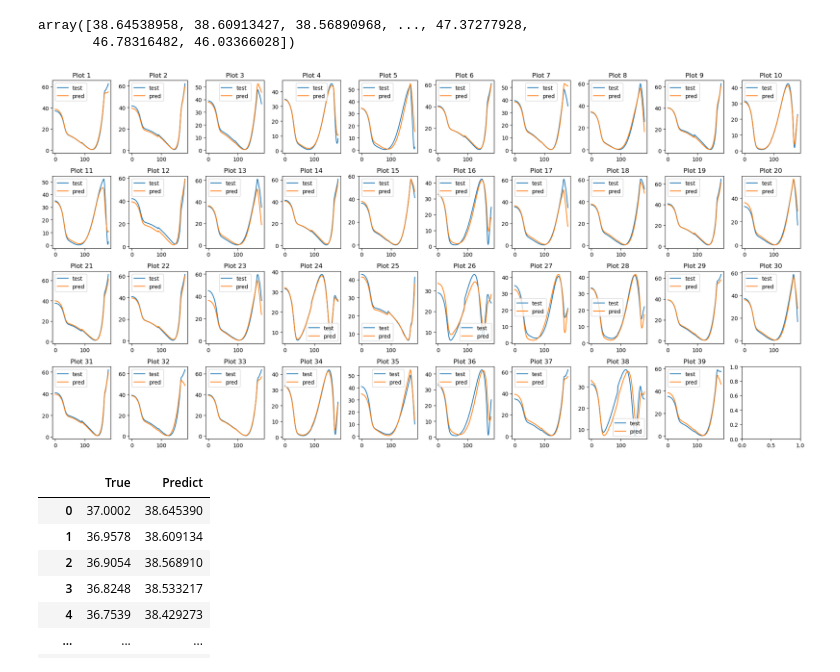
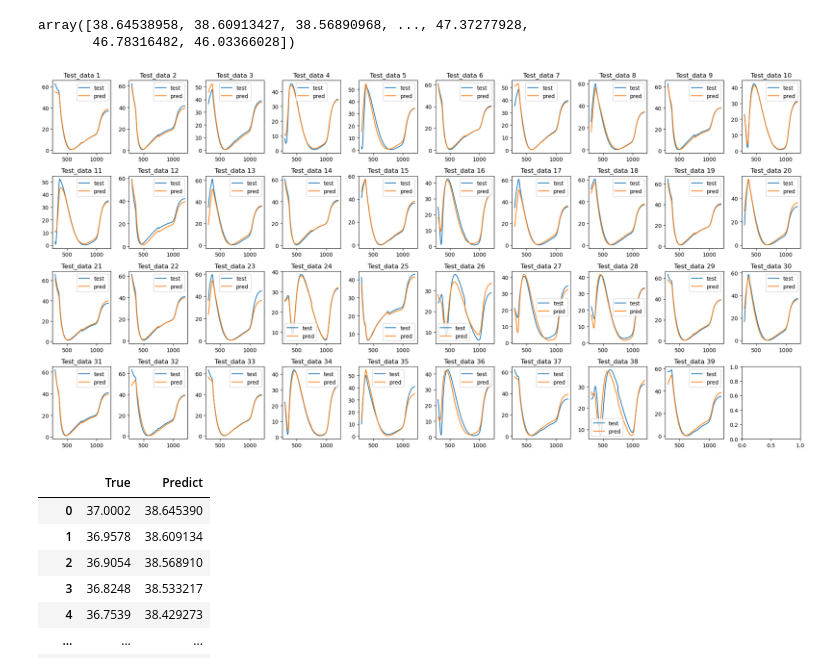
Before and after one commit to umkiyoung/Solar, a Jupyter notebook: Weighted_Average_Reflectance_of_Solar_Cells/Prototype_2_2/Wavelength_Reflectance.ipynb, the cells around one changed output. Cells and saved outputs as stored; diff of their text form; code cells hidden in the pictures.

```diff
--- a/Weighted_Average_Reflectance_of_Solar_Cells/Prototype_2_2/Wavelength_Reflectance.ipynb
+++ b/Weighted_Average_Reflectance_of_Solar_Cells/Prototype_2_2/Wavelength_Reflectance.ipynb
@@ -139,15 +139,30 @@ len(X_test)/len(wavelength_reflectance.columns)
 # %% [output]
 39.0
 # %%
+import matplotlib.pyplot as plt
+import numpy as np
+import pandas as pd
+
+# Assuming you have already loaded your data
+# wavelength_reflectance_data = pd.read_csv("Wavelength_Reflectance.csv")
+# y_test = ... (your test data)
+
+# Using y_test values as dummy y_pred values for demonstration
+
+# Extracting wavelength values for x-axis
+wavelengths = wavelength_reflectance.columns.astype(float).values
+
+# Plotting the graphs using the wavelengths as the x-axis
 fig, axs = plt.subplots(4, 10, figsize=(20, 10))
 
-# Plotting the first set of data
-for i in range(39):
-    j = i//10
-    k = i%10
-    axs[j, k].plot(y_test.values[i*181:(i+1)*181], label='test')
-    axs[j, k].plot(y_pred[i*181:(i+1)*181], label='pred')
-    axs[j, k].set_title("Plot "+str(i+1))
+num_plots = min(39, len(y_test) // 181)
+
+for i in range(num_plots):
+    j = i // 10
+    k = i % 10
+    axs[j, k].plot(wavelengths, y_test.values[i*181:(i+1)*181], label='test')
+    axs[j, k].plot(wavelengths, y_pred[i*181:(i+1)*181], label='pred')
+    axs[j, k].set_title(f"Test_data {i+1}")
     axs[j, k].legend()
 
 # Adjusting the spacing between the plots
@@ -230,24 +245,26 @@ y_pred
 array([38.64538958, 38.60913427, 38.56890968, ..., 47.37277928,
        46.78316482, 46.03366028])
 # %%
+# Plotting the graphs using the wavelengths as the x-axis
 fig, axs = plt.subplots(4, 10, figsize=(20, 10))
 
-# Plotting the first set of data
-for i in range(39):
-    j = i//10
-    k = i%10
-    axs[j, k].plot(y_test.values[i*181:(i+1)*181], label='test')
-    axs[j, k].plot(y_pred[i*181:(i+1)*181], label='pred')
-    axs[j, k].set_title("Plot "+str(i+1))
+num_plots = min(39, len(y_test) // 181)
+
+for i in range(num_plots):
+    j = i // 10
+    k = i % 10
+    axs[j, k].plot(wavelengths, y_test.values[i*181:(i+1)*181], label='test')
+    axs[j, k].plot(wavelengths, y_pred[i*181:(i+1)*181], label='pred')
+    axs[j, k].set_title(f"Test_data {i+1}")
     axs[j, k].legend()
 
 # Adjusting the spacing between the plots
 plt.tight_layout()
 
 # Displaying the plots
 plt.show()
 # %% [output]
-[figure, old version]
+[figure, new version]
 # %%
 pd.DataFrame({'True': y_test.values, 'Predict': y_pred}).to_csv('./data/results/RGB.csv', index=False)
 # %%
```
Also changed, not shown: parts of 1 cell of this notebook.
